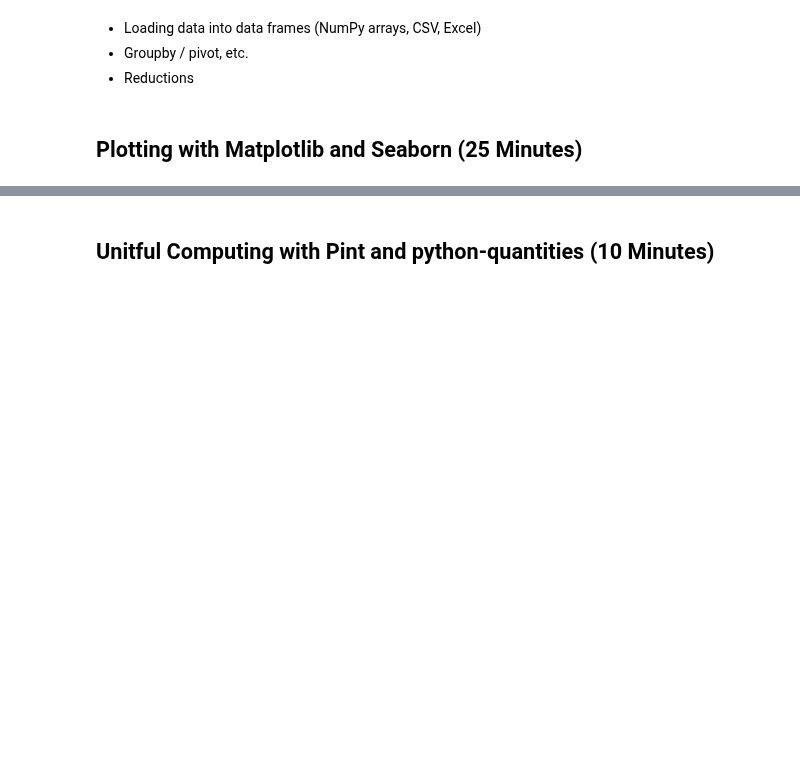
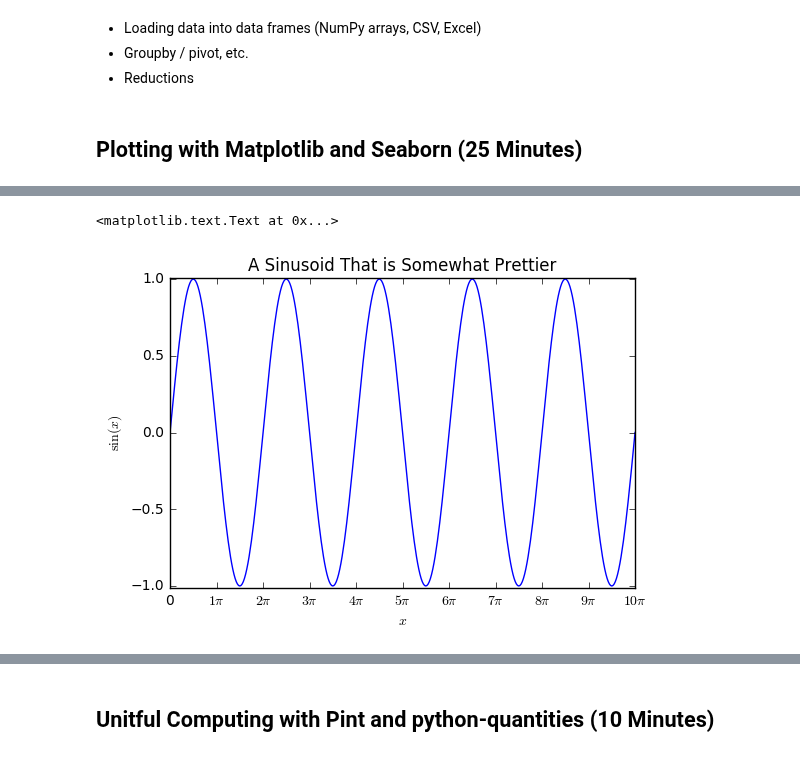
Before and after one commit to QuinnPhys/PythonWorkshop-science, a Jupyter notebook: lecture-3-python-scicomp.ipynb, the cells around one changed output, grey strips where cells are left out. Saved outputs shown, nothing was run; the diff lists cells and outputs as text; code cells hidden in the pictures; blank space fills up the shorter version.

```diff
--- a/lecture-3-python-scicomp.ipynb
+++ b/lecture-3-python-scicomp.ipynb
@@ -330,0 +358,27 @@ eigenvalues, eigenvectors = np.linalg.eig([[0, 1], [1, 0]])
+# %%
+def sinusoid_figure():
+    xs = np.linspace(0, 10 * np.pi, 401)
+
+    plt.plot(xs, np.sin(xs))
+
+    # xlabel and ylabel do what they say on the tin, namely
+    # labelling the x and y axes.
+    plt.xlabel('$x$')
+    plt.ylabel(r'$\sin(x)$')
+
+    # xticks lets us set where tick marks are placed,
+    # and what they should be labeled as.
+    plt.xticks(
+        np.arange(11) * (np.pi),
+        ['0'] + [r'${} \pi$'.format(k) for k in range(1, 11)]
+    )
+
+    # xlim and ylim let us control the limits of plots.
+    plt.xlim(0, 10 * np.pi)
+    plt.ylim(-1.01, 1.01)
+# %%
+sinusoid_figure()
+plt.title('A Sinusoid That is Somewhat Prettier')
+# %% [output]
+<matplotlib.text.Text at 0x...>
+[figure, added]
```
Also changed, not shown: parts of 21 cells of this notebook.
